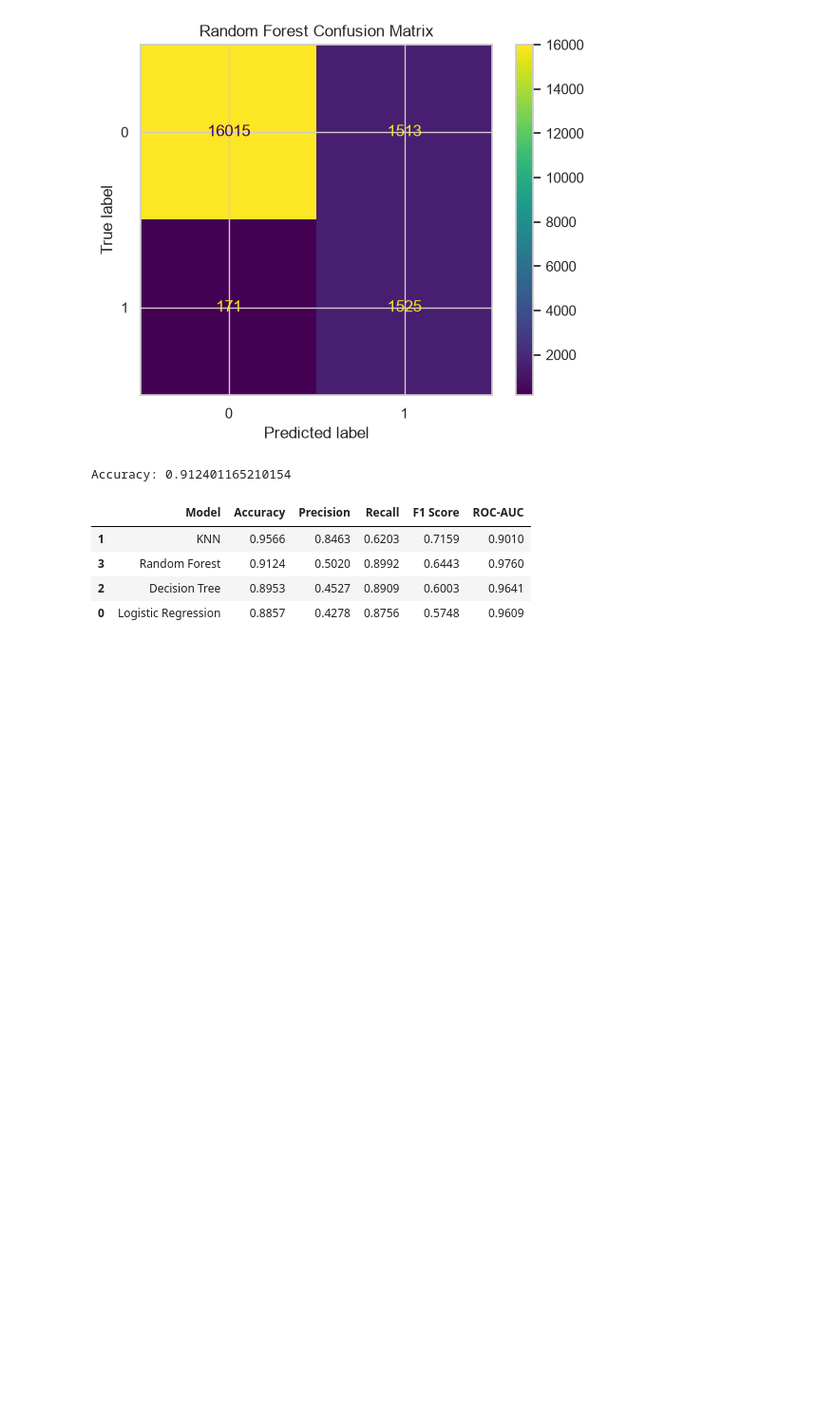
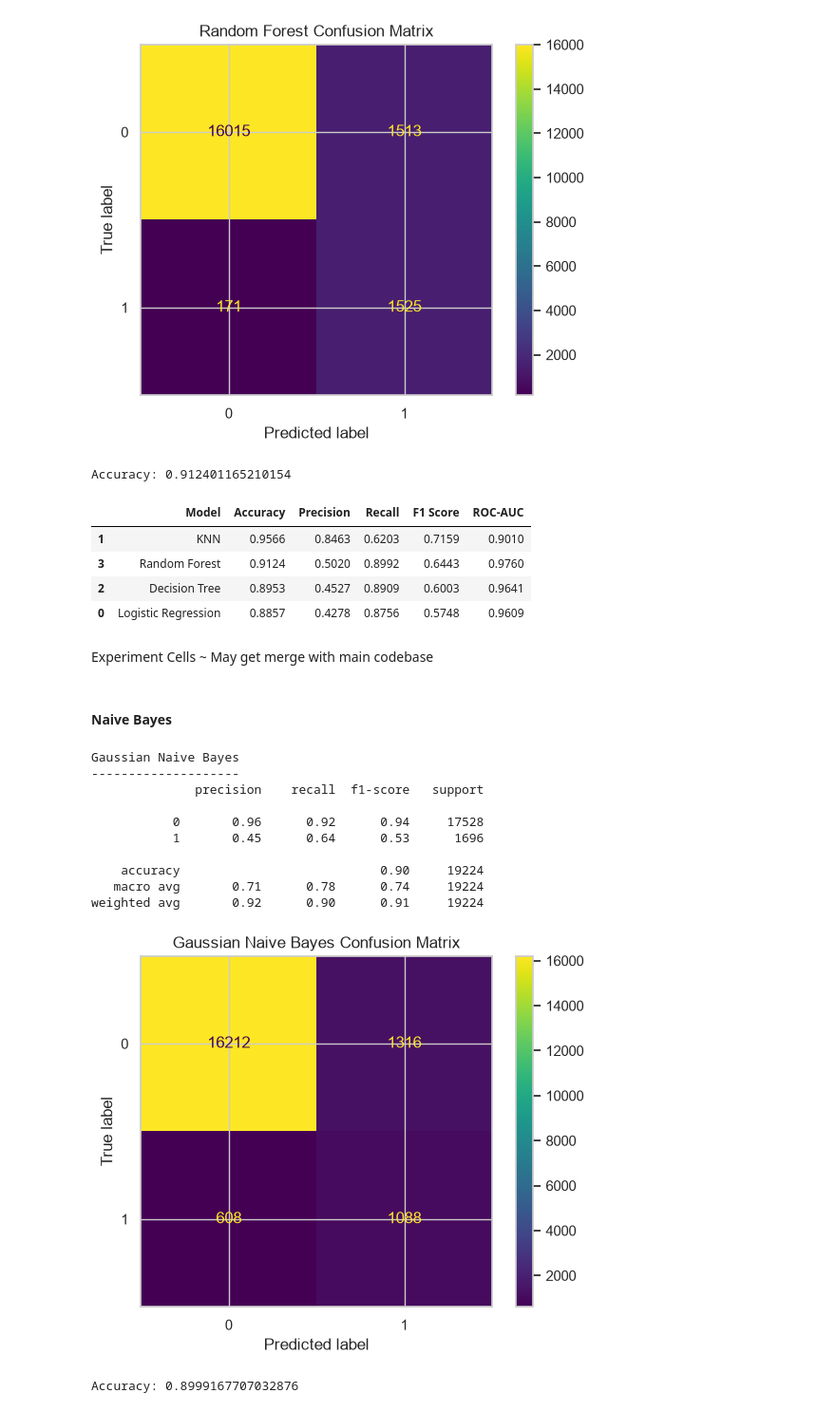
Before and after one commit to YashedBin/ML_DIABETES_RISK_PREDICTOR, a Jupyter notebook: notebook.ipynb, the cells around one changed output. Shown at 95% size. Cells and saved outputs as stored; diff of their text form; code cells hidden in the pictures; blank space fills up the shorter version.

Commit message:
feat(): Experimenting with different models
XGBoost, Voting Classfier, SVM, Naive Bayes, Gradient Boosting

```diff
--- a/notebook.ipynb
+++ b/notebook.ipynb
@@ -558,3 +565,25 @@ display(results_df.round(4))
 | 3 | Random Forest | 0.9124 | 0.5020 | 0.8992 | 0.6443 | 0.9760 |
 | 2 | Decision Tree | 0.8953 | 0.4527 | 0.8909 | 0.6003 | 0.9641 |
 | 0 | Logistic Regression | 0.8857 | 0.4278 | 0.8756 | 0.5748 | 0.9609 |
+# %% [markdown]
+Experiment Cells ~ May get merge with main codebase
+# %% [markdown]
+#### Naive Bayes
+# %%
+nb_model = GaussianNB()
+
+nb_model.fit(X_train, y_train)
+nb_results = evaluate_model("Gaussian Naive Bayes", nb_model, X_test, y_test)
+# %% [output]
+Gaussian Naive Bayes
+--------------------
+              precision    recall  f1-score   support
+
+           0       0.96      0.92      0.94     17528
+           1       0.45      0.64      0.53      1696
+
+    accuracy                           0.90     19224
+   macro avg       0.71      0.78      0.74     19224
+weighted avg       0.92      0.90      0.91     19224
+[figure, added]
+Accuracy: 0.8999167707032876
```
Also changed, not shown: parts of 14 cells of this notebook, 6 other files.
